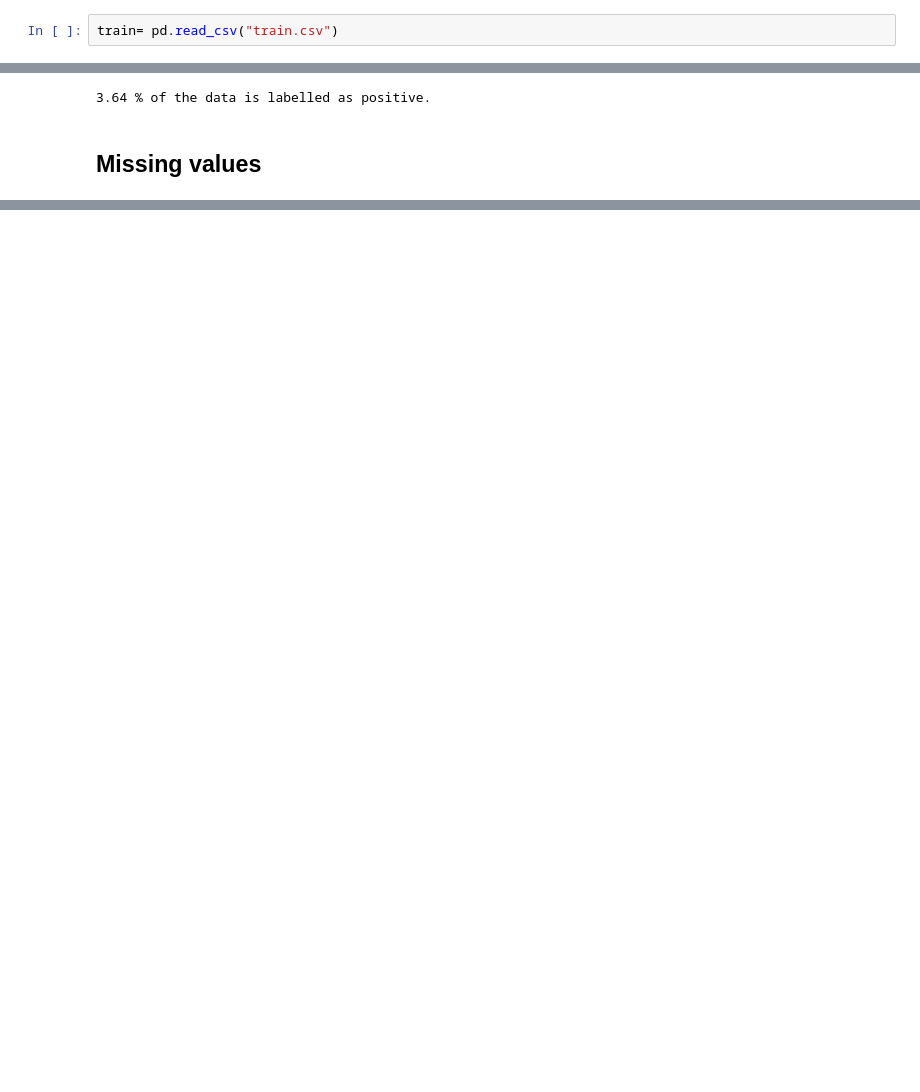
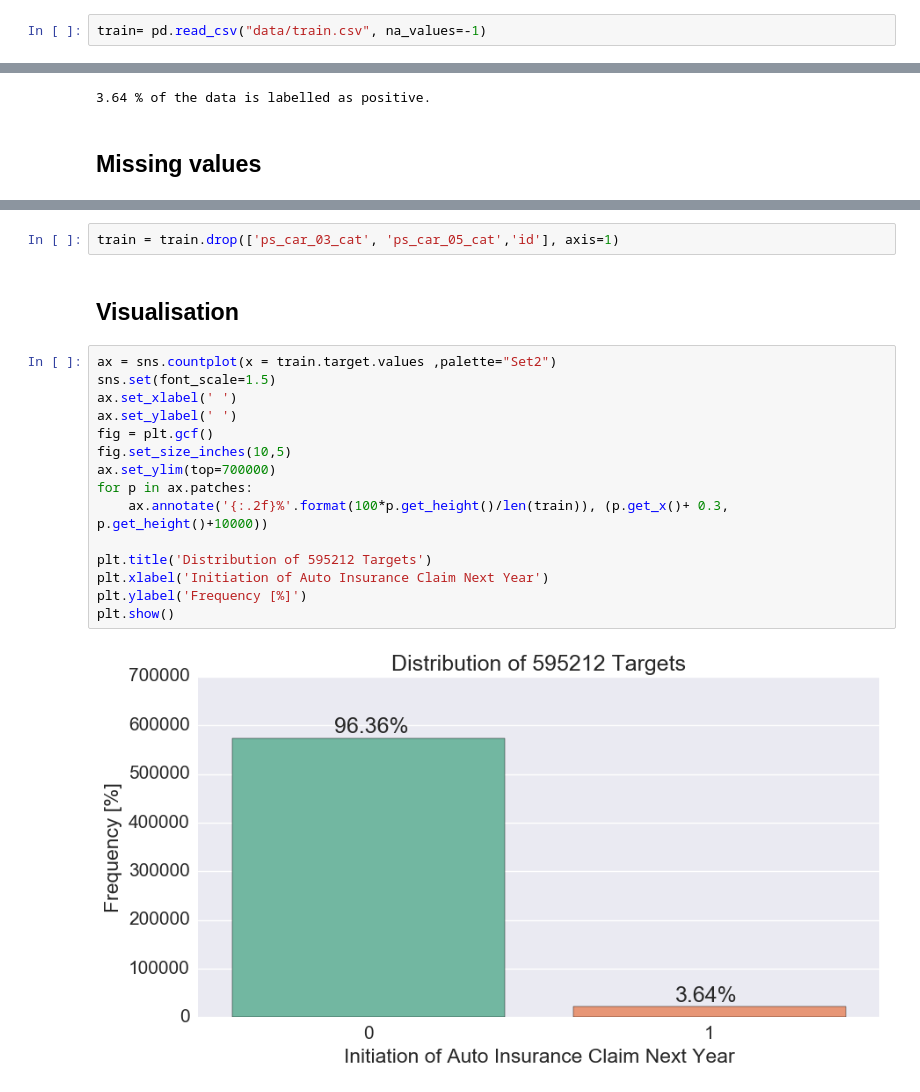
Before and after one commit to shuangxia/kaggle, a Jupyter notebook: Kaggle porto-seguro-safe-driver-prediction.ipynb, the cells around one changed output, grey strips where cells are left out. Saved outputs shown, nothing was run; the diff lists cells and outputs as text; blank space fills up the shorter version.

```diff
--- a/Kaggle porto-seguro-safe-driver-prediction.ipynb
+++ b/Kaggle porto-seguro-safe-driver-prediction.ipynb
@@ -3,5 +7,5 @@ import pandas as pd
 # %%
-train= pd.read_csv("train.csv")
+train= pd.read_csv("data/train.csv", na_values=-1)
 # %%
 positive_size = train[train.target==1].shape[0]
 # %%
@@ -36,0 +37,21 @@ dtype: float64
+# %%
+train = train.drop(['ps_car_03_cat', 'ps_car_05_cat','id'], axis=1)
+# %% [markdown]
+## Visualisation
+# %%
+ax = sns.countplot(x = train.target.values ,palette="Set2")
+sns.set(font_scale=1.5)
+ax.set_xlabel(' ')
+ax.set_ylabel(' ')
+fig = plt.gcf()
+fig.set_size_inches(10,5)
+ax.set_ylim(top=700000)
+for p in ax.patches:
+    ax.annotate('{:.2f}%'.format(100*p.get_height()/len(train)), (p.get_x()+ 0.3, p.get_height()+10000))
+
+plt.title('Distribution of 595212 Targets')
+plt.xlabel('Initiation of Auto Insurance Claim Next Year')
+plt.ylabel('Frequency [%]')
+plt.show()
+# %% [output]
+[figure, added]
```
Also changed, not shown: parts of 17 cells of this notebook.
